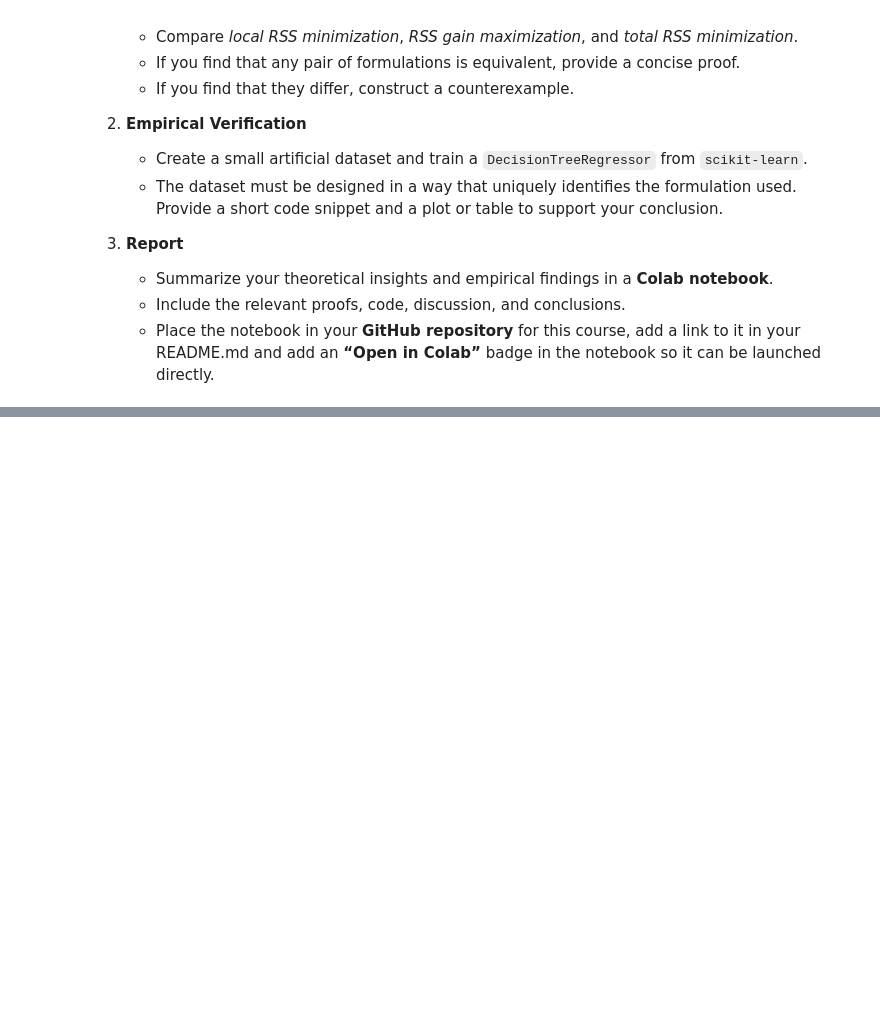
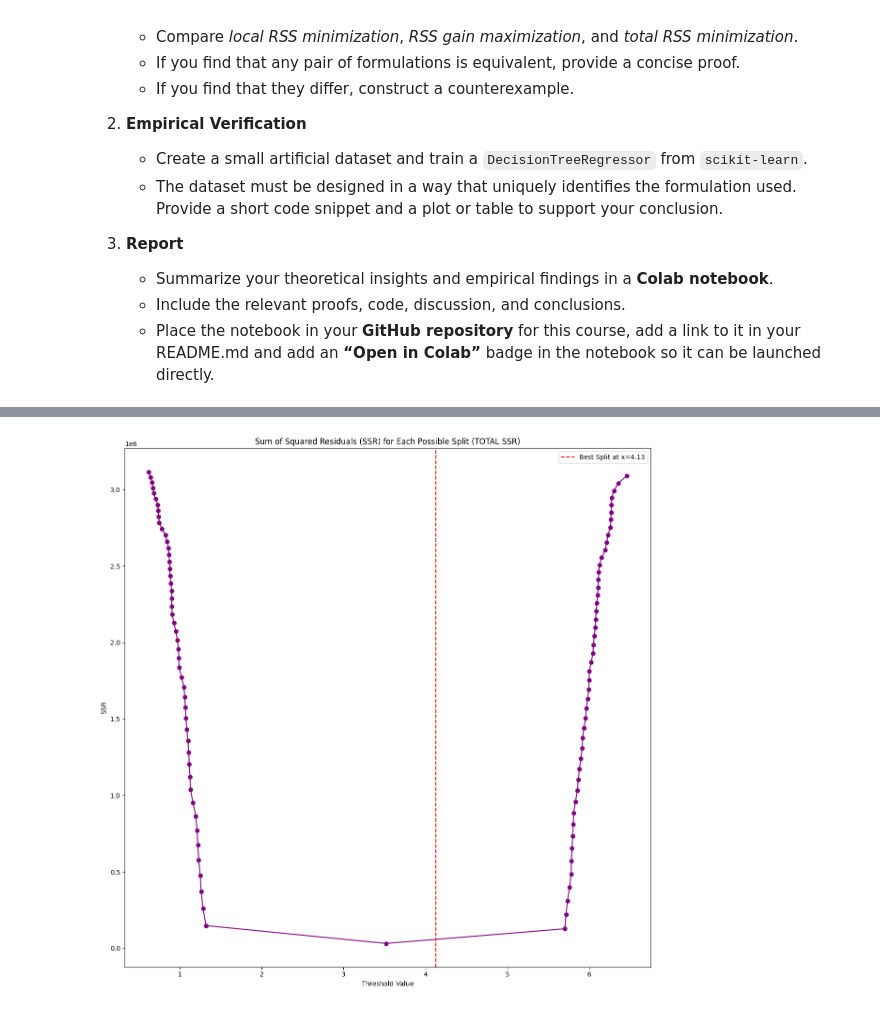
Before and after one commit to krzysztof-kar/ML2025, a Jupyter notebook: Lab06_tree-methods_prdom.ipynb, the cells around one changed output, grey strips where cells are left out. Drawn from its saved outputs; the diff is of its cells as text; code cells hidden in the pictures; blank space fills up the shorter version.

```diff
--- a/Lab06_tree-methods_prdom.ipynb
+++ b/Lab06_tree-methods_prdom.ipynb
@@ -209,0 +211,20 @@ plt.show()
+# %%
+# Visualize the data, splits, and the best split along with SSR values
+fig, axes = plt.subplots(1, 1, figsize=(12, 12))
+
+
+
+
+
+thresholds, ssrs = zip(*ssr_list_y)
+axes.plot(thresholds, ssrs, marker='o', color='purple')
+axes.axvline(x=best_split, color='red', linestyle='--', label=f'Best Split at x={best_split:.2f}')
+axes.set_title('Sum of Squared Residuals (SSR) for Each Possible Split (TOTAL SSR)')
+axes.set_xlabel('Threshold Value')
+axes.set_ylabel('SSR')
+axes.legend()
+
+# Adjust layout for better spacing
+plt.tight_layout()
+# %% [output]
+[figure, added]
```
Also changed, not shown: parts of 2 cells of this notebook.
